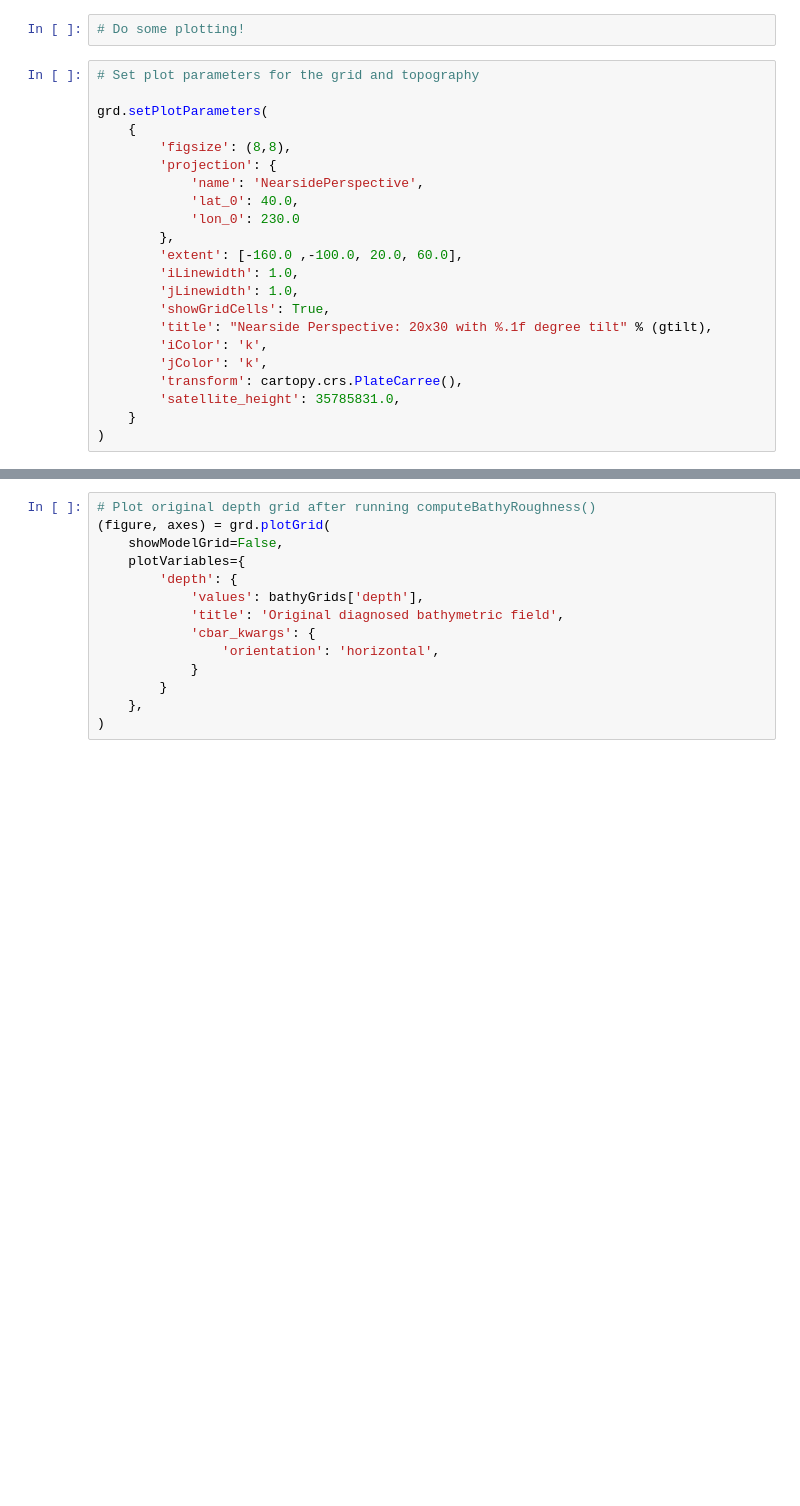
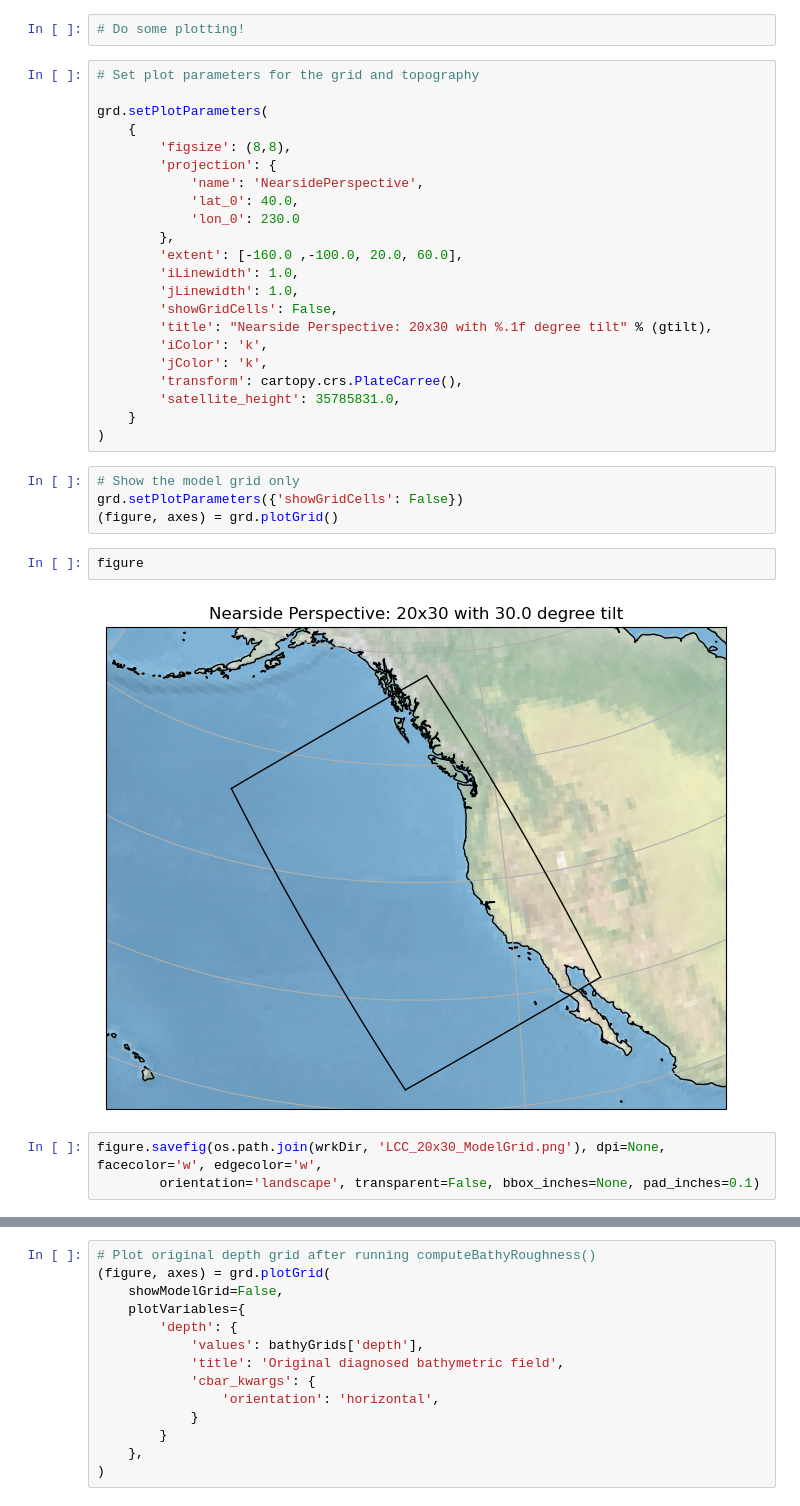
Before and after one commit to ESMG/gridtools, a Jupyter notebook: examples/mkGridsExample7a.ipynb, the cells around one changed output, grey strips where cells are left out. Cells and saved outputs as stored; diff of their text form; blank space fills up the shorter version.

Commit message:
Minor tweaks to release 0.2.0 part 1
 - Fixing some spelling
 - Mention that a routine also generates a fractional ocean mask
 - Need to add a figure to the MOM6 forum post

```diff
--- a/examples/mkGridsExample7a.ipynb
+++ b/examples/mkGridsExample7a.ipynb
@@ -195,7 +177,7 @@ grd.setPlotParameters(
         'extent': [-160.0 ,-100.0, 20.0, 60.0],
         'iLinewidth': 1.0,
         'jLinewidth': 1.0,
-        'showGridCells': True,
+        'showGridCells': False,
         'title': "Nearside Perspective: 20x30 with %.1f degree tilt" % (gtilt),
         'iColor': 'k',
         'jColor': 'k',
@@ -203,3 +185,14 @@ grd.setPlotParameters(
         'satellite_height': 35785831.0,
     }
 )
+# %%
+# Show the model grid only
+grd.setPlotParameters({'showGridCells': False})
+(figure, axes) = grd.plotGrid()
+# %%
+figure
+# %% [output]
+[figure, added]
+# %%
+figure.savefig(os.path.join(wrkDir, 'LCC_20x30_ModelGrid.png'), dpi=None, facecolor='w', edgecolor='w',
+        orientation='landscape', transparent=False, bbox_inches=None, pad_inches=0.1)
```
Also changed, not shown: parts of 10 cells of this notebook, 4 other files.
